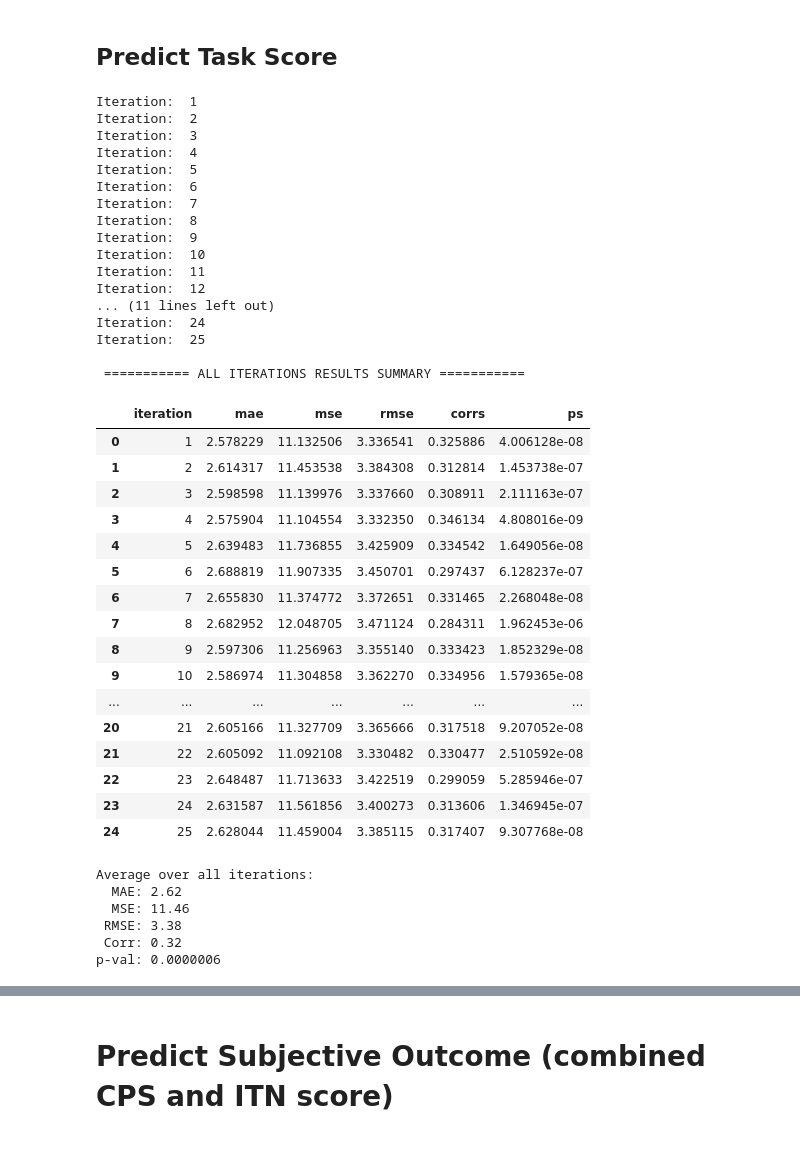
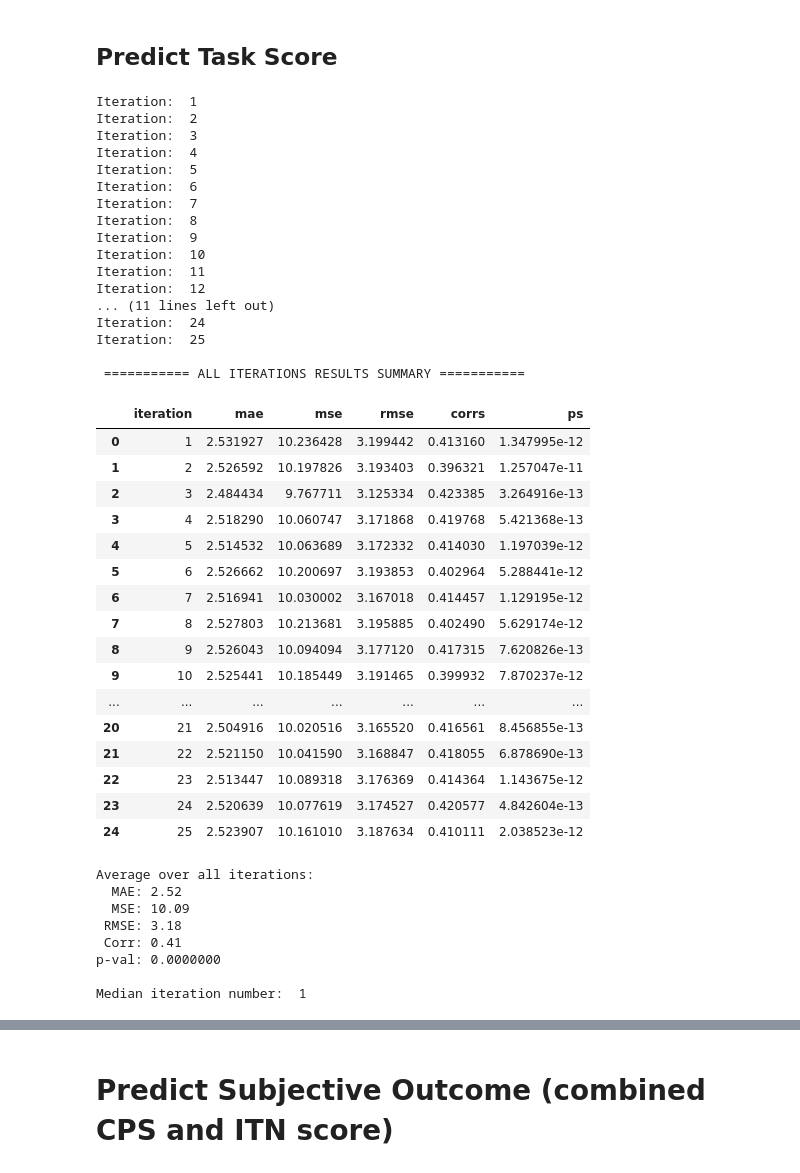
Before and after one commit to julialromero/Collaborative-Problem-Solving, a Jupyter notebook: run_regression.ipynb, the cells around one changed output, grey strips where cells are left out. Saved outputs shown, nothing was run; the diff lists cells and outputs as text; code cells hidden in the pictures.

```diff
--- a/run_regression.ipynb
+++ b/run_regression.ipynb
@@ -64,7 +65,7 @@ shuffled = False
 chance = False
 num_iters = 25
 num_folds = 10
-model = "RFR"
+model = "LR"
 
 if shuffled:
     dfData = pd.merge(dfShuffMeasures, dfLabels, on=['GROUPID', 'block'], how='inner')
@@ -78,6 +79,10 @@ elif chance:
 else:
     dfData = pd.merge(dfMeasures, dfLabels, on=['GROUPID', 'block'], how='inner')
 
+# Add on binary task score
+median = dfData['task_score'].median()
+dfData['task_score_bin'] = np.where(dfData['task_score'] <= median, 0, 1)
+
 
 print("dfData shape: ", dfData.shape)
 display(dfData)
@@ -294,6 +218,9 @@ for i in range(num_iters):
 
     elif model == "SVR":
         model_task_score = SVR()
+
+    elif model == "LR":
+        model_task_score = LinearRegression()
 
 
     # Get fold groups
@@ -367,12 +294,12 @@ for i in range(num_iters):
 #     # END PLOTTING
 
 
-    if shuffled:
-        dfTruevPred.to_csv(TASK_SCORE_RESULTS + "RAW_SHUFFLED/" + model + "/" + model + "_TaskScore_True_vs_Pred_SHUFF_" + str(i+1) + ".csv", index=False)
-    elif chance:
-        dfTruevPred.to_csv(TASK_SCORE_RESULTS + "RAW_CHANCE/" + model + "/" + model + "_TaskScore_True_vs_Pred_CHANCE_" + str(i+1) + ".csv", index=False)
-    else:
-        dfTruevPred.to_csv(TASK_SCORE_RESULTS + "RAW/" + model + "/" + model + "_TaskScore_True_vs_Pred_" + str(i+1) + ".csv", index=False)
+#     if shuffled:
+#         dfTruevPred.to_csv(TASK_SCORE_RESULTS + "RAW_SHUFFLED/" + model + "/" + model + "_TaskScore_True_vs_Pred_SHUFF_" + str(i+1) + ".csv", index=False)
+#     elif chance:
+#         dfTruevPred.to_csv(TASK_SCORE_RESULTS + "RAW_CHANCE/" + model + "/" + model + "_TaskScore_True_vs_Pred_CHANCE_" + str(i+1) + ".csv", index=False)
+#     else:
+#         dfTruevPred.to_csv(TASK_SCORE_RESULTS + "RAW/" + model + "/" + model + "_TaskScore_True_vs_Pred_" + str(i+1) + ".csv", index=False)
 
 
 
@@ -400,58 +327,64 @@ dfMetrics = pd.DataFrame({'iteration': [i for i in range(1,num_iters+1)], \
 
 display(dfMetrics)
 
-if shuffled:
-    dfMetrics.to_csv(TASK_SCORE_RESULTS + "RAW_SHUFFLED/" + model + "/" + model + "_TaskScore_Metrics_SHUFF.csv", index=False)
-elif chance:
-    dfMetrics.to_csv(TASK_SCORE_RESULTS + "RAW_CHANCE/" + model + "/" + model + "_TaskScore_Metrics_CHANCE.csv", index=False)
-else:
-    dfMetrics.to_csv(TASK_SCORE_RESULTS + "RAW/" + model + "/" + model + "_TaskScore_Metrics.csv", index=False)
+# if shuffled:
+#     dfMetrics.to_csv(TASK_SCORE_RESULTS + "RAW_SHUFFLED/" + model + "/" + model + "_TaskScore_Metrics_SHUFF.csv", index=False)
+# elif chance:
+#     dfMetrics.to_csv(TASK_SCORE_RESULTS + "RAW_CHANCE/" + model + "/" + model + "_TaskScore_Metrics_CHANCE.csv", index=False)
+# else:
+#     dfMetrics.to_csv(TASK_SCORE_RESULTS + "RAW/" + model + "/" + model + "_TaskScore_Metrics.csv", index=False)
 
 
 print("Average over all iterations:")
 print("%6s %.2f" % ("MAE:", np.mean(dfMetrics['mae'])))
 print("%6s %.2f" % ("MSE:", np.mean(dfMetrics['mse'])))
 print("%6s %.2f" % ("RMSE:", np.mean(dfMetrics['rmse'])))
 print("%6s %.2f" % ("Corr:", np.mean(dfMetrics['corrs'])))
 print("%6s %.7f" % ("p-val:", np.mean(dfMetrics['ps'])))
+
+# Get median iterations
+med_corr_idx = np.argsort(corrs)[len(corrs)//2]
+print("\nMedian iteration number: ", med_corr_idx+1)
 # %% [output]
 Iteration:  1
 Iteration:  2
 Iteration:  3
 Iteration:  4
 Iteration:  5
 Iteration:  6
 Iteration:  7
 Iteration:  8
 Iteration:  9
 Iteration:  10
 Iteration:  11
 Iteration:  12
 ... (11 lines left out)
 Iteration:  24
 Iteration:  25
 
  =========== ALL ITERATIONS RESULTS SUMMARY ===========
 |  | iteration | mae | mse | rmse | corrs | ps |
-| 0 | 1 | 2.578229 | 11.132506 | 3.336541 | 0.325886 | 4.006128e-08 |
-| 1 | 2 | 2.614317 | 11.453538 | 3.384308 | 0.312814 | 1.453738e-07 |
-| 2 | 3 | 2.598598 | 11.139976 | 3.337660 | 0.308911 | 2.111163e-07 |
-| 3 | 4 | 2.575904 | 11.104554 | 3.332350 | 0.346134 | 4.808016e-09 |
-| 4 | 5 | 2.639483 | 11.736855 | 3.425909 | 0.334542 | 1.649056e-08 |
-| 5 | 6 | 2.688819 | 11.907335 | 3.450701 | 0.297437 | 6.128237e-07 |
-| 6 | 7 | 2.655830 | 11.374772 | 3.372651 | 0.331465 | 2.268048e-08 |
-| 7 | 8 | 2.682952 | 12.048705 | 3.471124 | 0.284311 | 1.962453e-06 |
-| 8 | 9 | 2.597306 | 11.256963 | 3.355140 | 0.333423 | 1.852329e-08 |
-| 9 | 10 | 2.586974 | 11.304858 | 3.362270 | 0.334956 | 1.579365e-08 |
+| 0 | 1 | 2.531927 | 10.236428 | 3.199442 | 0.413160 | 1.347995e-12 |
+| 1 | 2 | 2.526592 | 10.197826 | 3.193403 | 0.396321 | 1.257047e-11 |
+| 2 | 3 | 2.484434 | 9.767711 | 3.125334 | 0.423385 | 3.264916e-13 |
+| 3 | 4 | 2.518290 | 10.060747 | 3.171868 | 0.419768 | 5.421368e-13 |
+| 4 | 5 | 2.514532 | 10.063689 | 3.172332 | 0.414030 | 1.197039e-12 |
+| 5 | 6 | 2.526662 | 10.200697 | 3.193853 | 0.402964 | 5.288441e-12 |
+| 6 | 7 | 2.516941 | 10.030002 | 3.167018 | 0.414457 | 1.129195e-12 |
+| 7 | 8 | 2.527803 | 10.213681 | 3.195885 | 0.402490 | 5.629174e-12 |
+| 8 | 9 | 2.526043 | 10.094094 | 3.177120 | 0.417315 | 7.620826e-13 |
+| 9 | 10 | 2.525441 | 10.185449 | 3.191465 | 0.399932 | 7.870237e-12 |
 | ... | ... | ... | ... | ... | ... | ... |
-| 20 | 21 | 2.605166 | 11.327709 | 3.365666 | 0.317518 | 9.207052e-08 |
-| 21 | 22 | 2.605092 | 11.092108 | 3.330482 | 0.330477 | 2.510592e-08 |
-| 22 | 23 | 2.648487 | 11.713633 | 3.422519 | 0.299059 | 5.285946e-07 |
-| 23 | 24 | 2.631587 | 11.561856 | 3.400273 | 0.313606 | 1.346945e-07 |
-| 24 | 25 | 2.628044 | 11.459004 | 3.385115 | 0.317407 | 9.307768e-08 |
+| 20 | 21 | 2.504916 | 10.020516 | 3.165520 | 0.416561 | 8.456855e-13 |
+| 21 | 22 | 2.521150 | 10.041590 | 3.168847 | 0.418055 | 6.878690e-13 |
+| 22 | 23 | 2.513447 | 10.089318 | 3.176369 | 0.414364 | 1.143675e-12 |
+| 23 | 24 | 2.520639 | 10.077619 | 3.174527 | 0.420577 | 4.842604e-13 |
+| 24 | 25 | 2.523907 | 10.161010 | 3.187634 | 0.410111 | 2.038523e-12 |
 Average over all iterations:
-  MAE: 2.62
-  MSE: 11.46
- RMSE: 3.38
- Corr: 0.32
-p-val: 0.0000006
+  MAE: 2.52
+  MSE: 10.09
+ RMSE: 3.18
+ Corr: 0.41
+p-val: 0.0000000
+
+Median iteration number:  1
```
Also changed, not shown: parts of 12 cells of this notebook.
